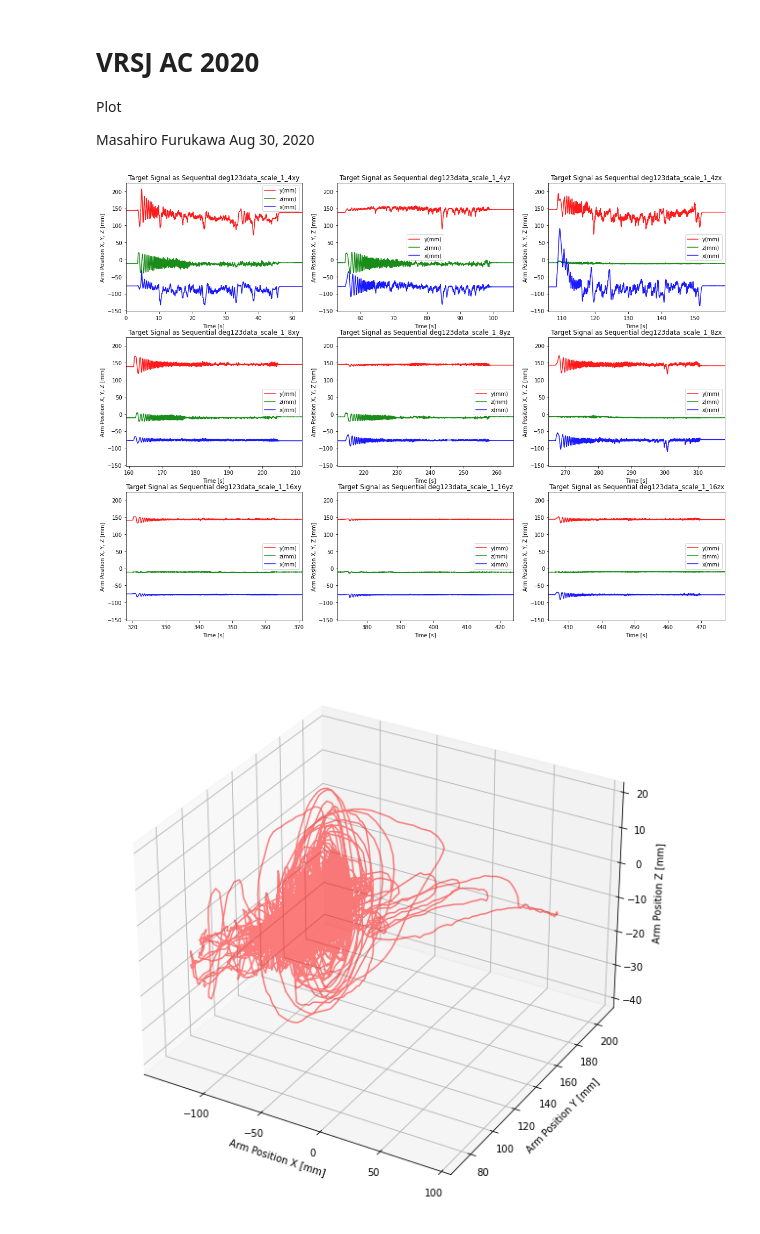
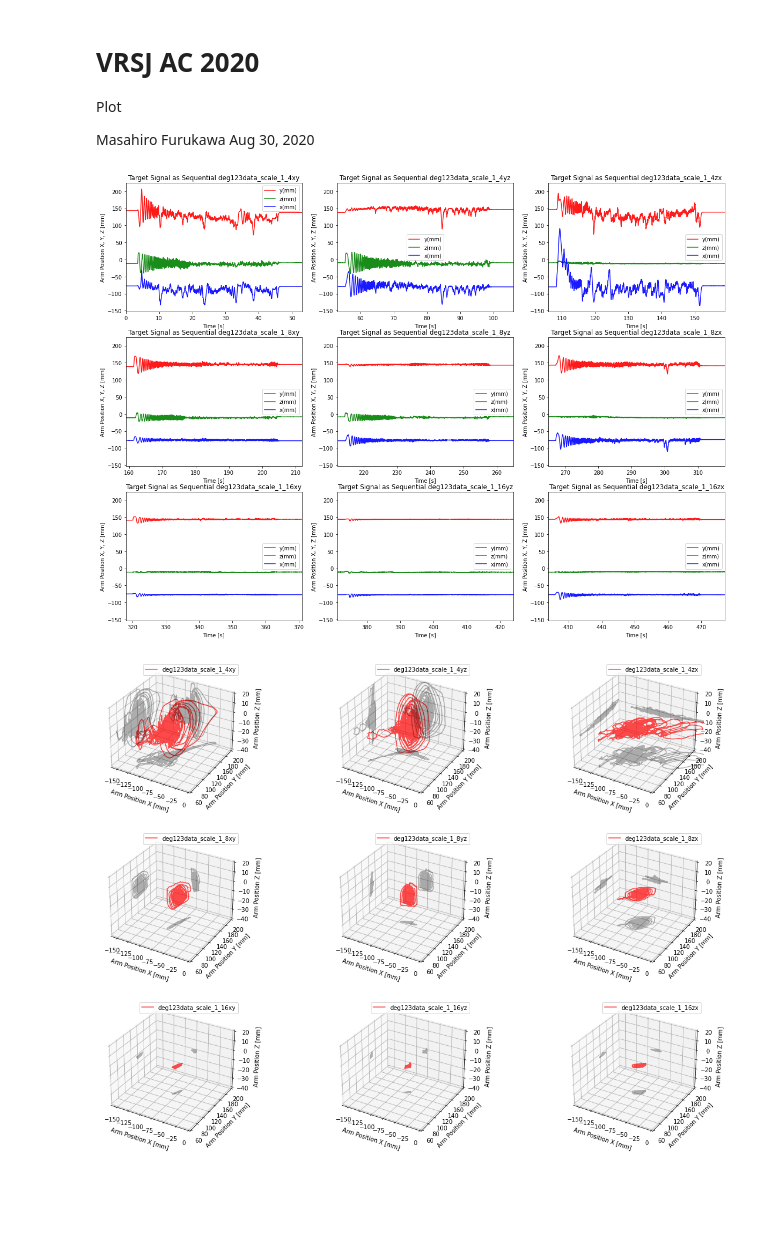
Before and after one commit to maeda-lab/Scaledown, a Jupyter notebook: plot/jikkenr200fps60.ipynb, the cells around one changed output. Cells and saved outputs as stored; diff of their text form; code cells hidden in the pictures; blank space fills up the shorter version.

```diff
--- a/plot/jikkenr200fps60.ipynb
+++ b/plot/jikkenr200fps60.ipynb
@@ -64,38 +64,60 @@ def plot_One(key_x, key_y, key_z):
         plt.plot(t,df[key_x],'b-',alpha=0.9,label = key_x,markersize=3)
         plt.title('Target Signal as Sequential ' + str)
         plt.xlabel('Time [s]')
         plt.ylabel('Arm Position X, Y, Z [mm]')
 #         plt.ylim([0,10])
         plt.xlim([s * deltaSec,s * deltaSec + deltaSec])
         plt.legend()
 
 
-    fig = plt.figure(figsize=(10,19))
-    ax = fig.add_subplot(111, projection='3d')
-    ax.plot(df[key_x],df[key_y],df[key_z],'r',alpha=0.5)
-    ax.set_xlabel('Arm Position X [mm]')
-    ax.set_ylabel('Arm Position Y [mm]')
-    ax.set_zlabel('Arm Position Z [mm]')
+    fig = plt.figure(figsize=(20,15))
+
+
+    for s in range(nTrial):
+
+        str = setname(s)
+
+        ss = s*deltaSec*fps
+        es = (s+1)*deltaSec*fps
+        x = df[key_x][ss:es]
+        y = df[key_y][ss:es]
+        z = df[key_z][ss:es]
+
+        ax = fig.add_subplot(331+s, projection='3d')
+        ax.plot(x, y, z, 'r',alpha=0.7)
+
+        ax.plot(x, z, 'k-', zdir='y', zs=200   ,alpha=0.3)
+        ax.plot(y, z, 'k-', zdir='x', zs=-160  ,alpha=0.3)
+        ax.plot(x, y, 'k-', zdir='z', zs=-40   ,alpha=0.3)
+
+        # plt.title(str)
+        ax.set_xlabel('Arm Position X [mm]')
+        ax.set_ylabel('Arm Position Y [mm]')
+        ax.set_zlabel('Arm Position Z [mm]')
+        ax.set_xlim([-160, 0])
+        ax.set_ylim([60, 200])
+        ax.set_zlim([-40, 20])
+        ax.legend([str])
 
     f, (ax1, ax2) = plt.subplots(2,1,sharex='col', figsize=(10,19))
 
     ax1.plot(df[key_x][:400],df[key_y][:400],'o-',alpha=0.3,label = key_x)
     ax1.set_title('Target Signal in XY Plane')
     ax1.set_ylabel('Arm Position Y [mm]')
     ax1.legend()
     ax1.set_aspect('equal')
 
     ax2.plot(df[key_x][:400],df[key_z][:400],'o-',alpha=0.3,label = key_x)
     ax2.set_xlabel('Arm Position X [mm]')
     ax2.set_ylabel('Arm Position Z [mm]')
     ax2.legend()
     ax2.set_aspect('equal')
 
     plt.tight_layout()
     plt.show()
 
 plot_One('x(mm)','y(mm)','z(mm)')
 # %% [output]
 [figure]
-[figure, old version]
+[figure, new version]
 [figure]
```
